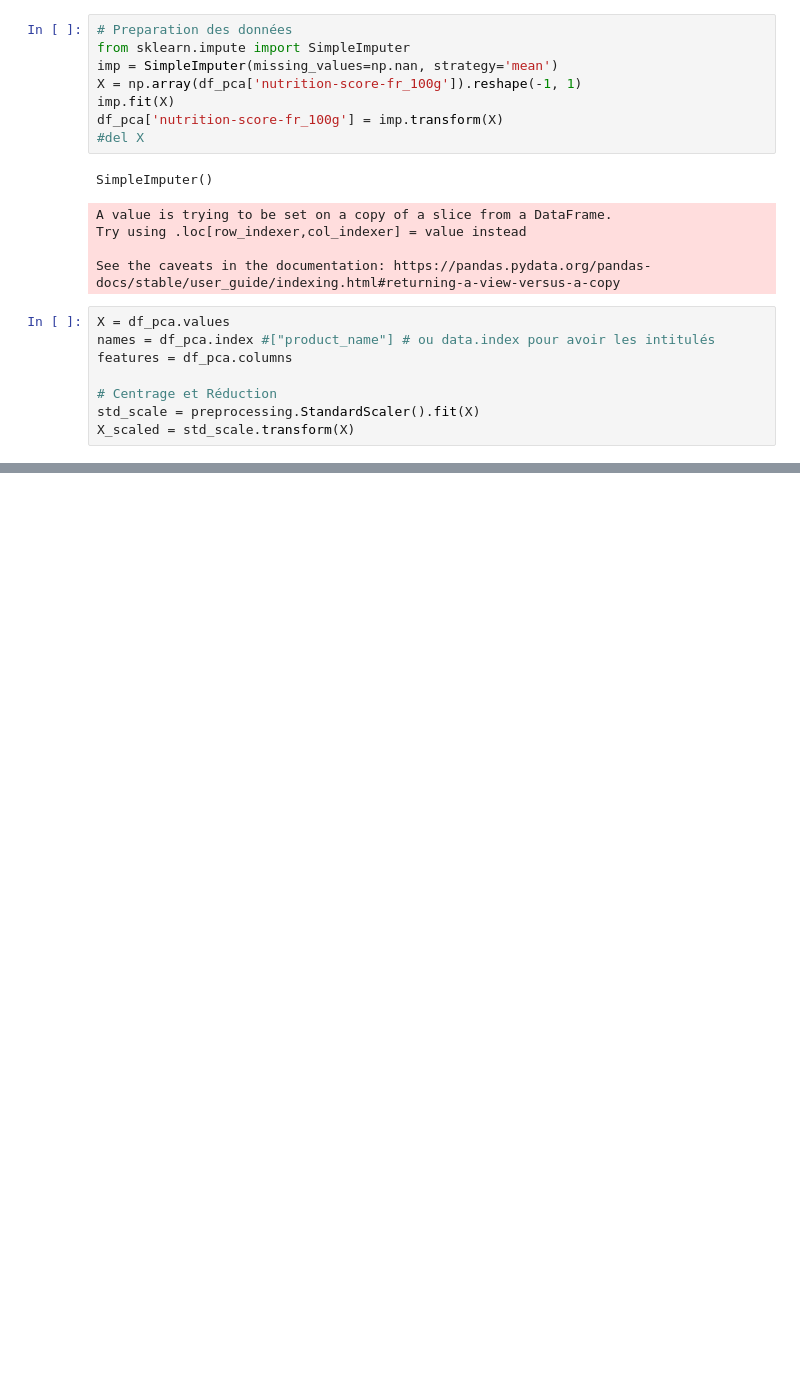
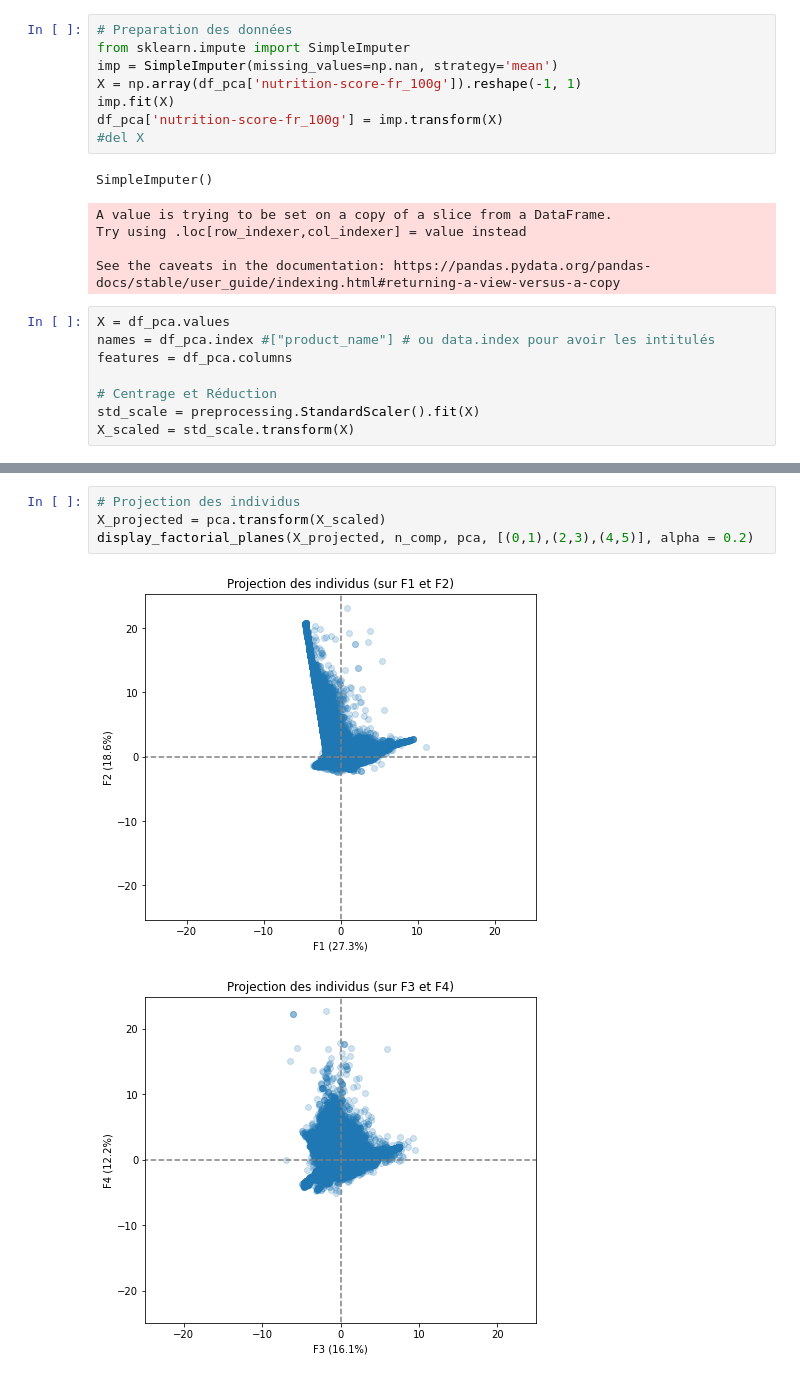
Before and after one commit to mbartcus/OC-projects, a Jupyter notebook: oc_3/P3_01_notebook.ipynb, the cells around one changed output, grey strips where cells are left out. Drawn from its saved outputs; the diff is of its cells as text; blank space fills up the shorter version.

```diff
--- a/oc_3/P3_01_notebook.ipynb
+++ b/oc_3/P3_01_notebook.ipynb
@@ -839,0 +859,7 @@ plt.show()
+# %%
+# Projection des individus
+X_projected = pca.transform(X_scaled)
+display_factorial_planes(X_projected, n_comp, pca, [(0,1),(2,3),(4,5)], alpha = 0.2)
+# %% [output]
+[figure, added]
+[figure, added]
```
Also changed, not shown: parts of 3 cells of this notebook.
